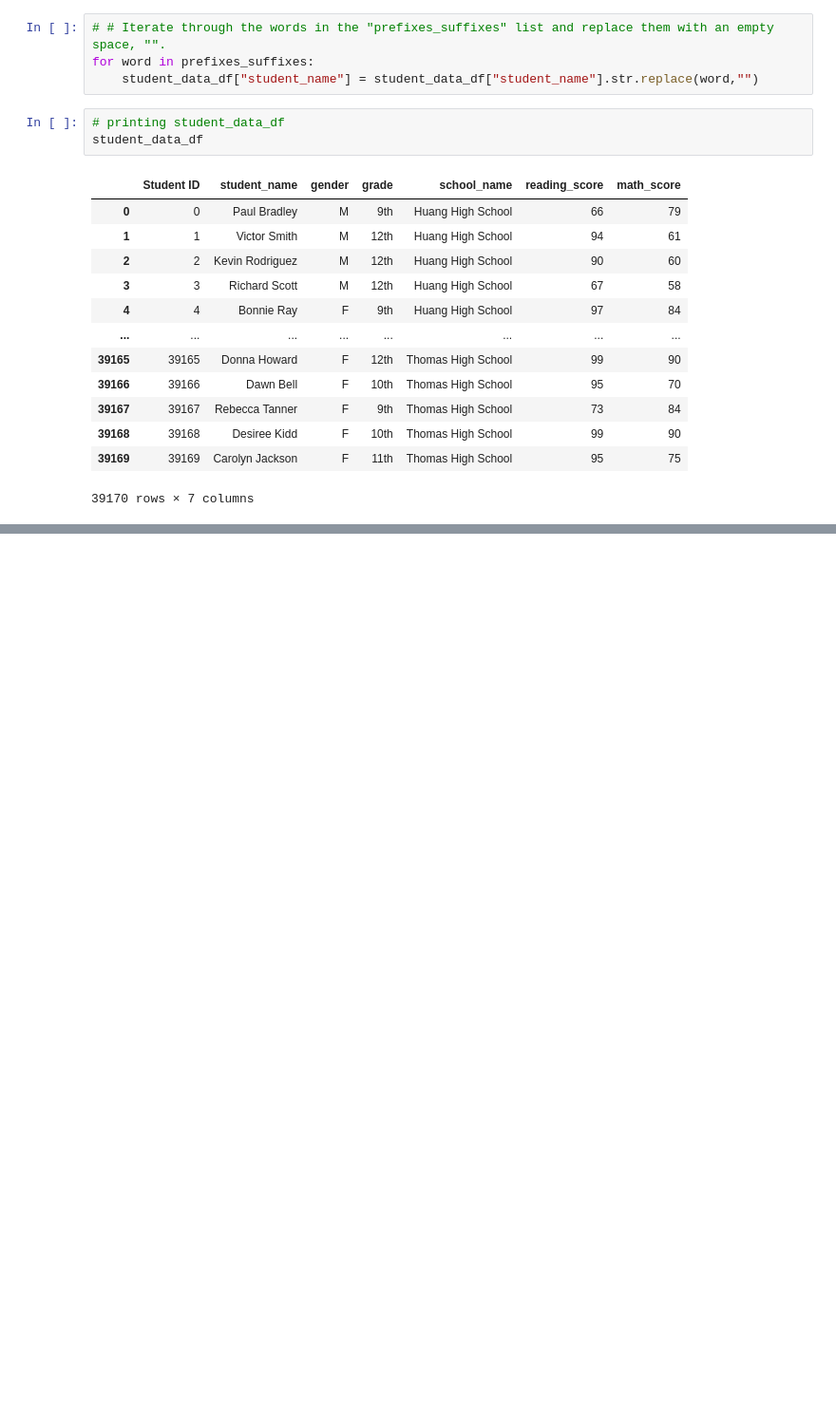
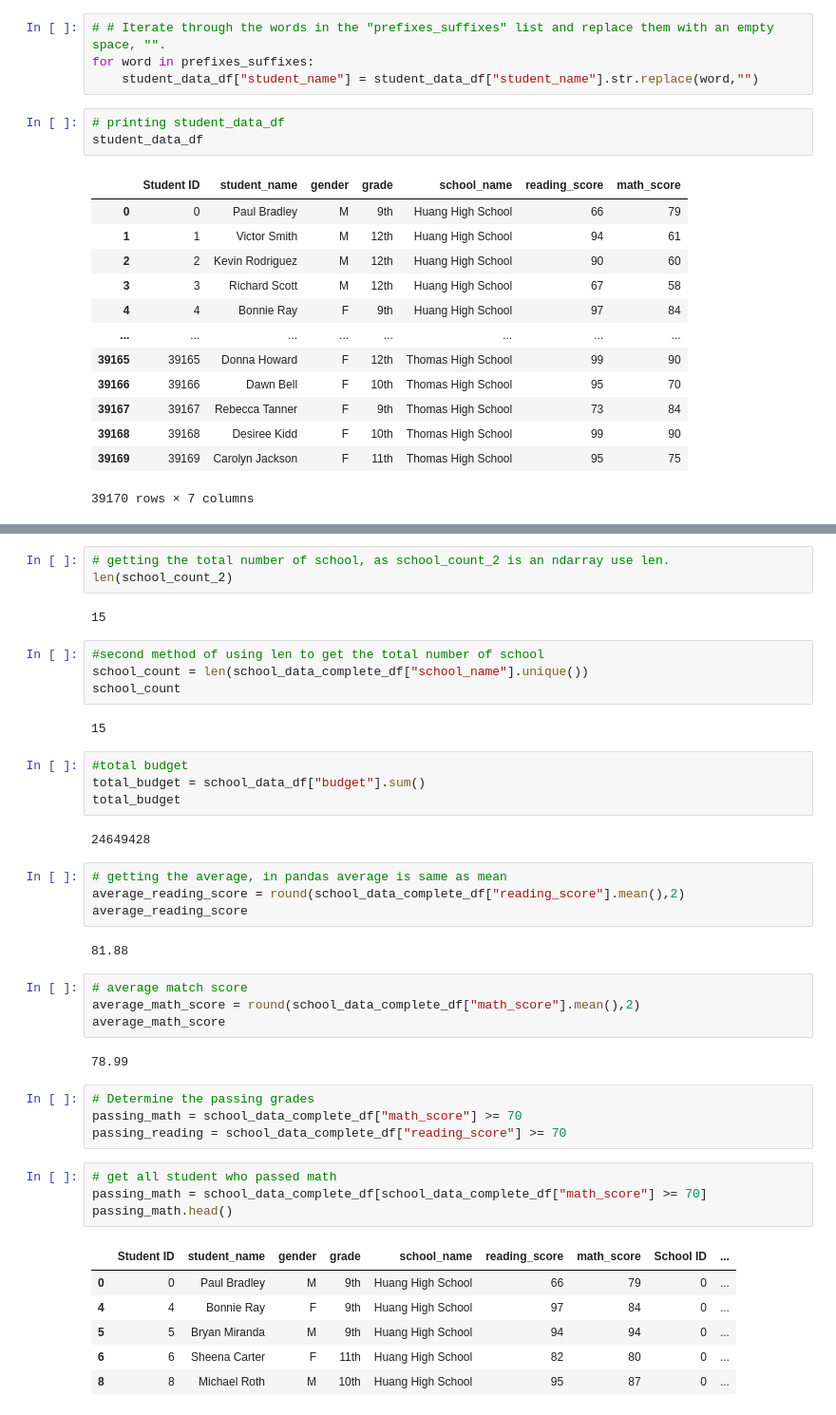
Before and after one commit to elzmanzi/School_District_Analysis, a Jupyter notebook: PyCitySchools.ipynb, the cells around one changed output, grey strips where cells are left out. Shown: that part at 95% size. Cells and saved outputs as stored; diff of their text form; blank space fills up the shorter version.

```diff
--- a/PyCitySchools.ipynb
+++ b/PyCitySchools.ipynb
@@ -200,0 +247,44 @@ student_data_df
+# %%
+# getting the total number of school, as school_count_2 is an ndarray use len.
+len(school_count_2)
+# %% [output]
+15
+# %%
+#second method of using len to get the total number of school
+school_count = len(school_data_complete_df["school_name"].unique())
+school_count
+# %% [output]
+15
+# %%
+#total budget
+total_budget = school_data_df["budget"].sum()
+total_budget
+# %% [output]
+24649428
+# %%
+# getting the average, in pandas average is same as mean
+average_reading_score = round(school_data_complete_df["reading_score"].mean(),2)
+average_reading_score
+# %% [output]
+81.88
+# %%
+# average match score
+average_math_score = round(school_data_complete_df["math_score"].mean(),2)
+average_math_score
+# %% [output]
+78.99
+# %%
+# Determine the passing grades
+passing_math = school_data_complete_df["math_score"] >= 70
+passing_reading = school_data_complete_df["reading_score"] >= 70
+# %%
+# get all student who passed math
+passing_math = school_data_complete_df[school_data_complete_df["math_score"] >= 70]
+passing_math.head()
+# %% [output]
+|  | Student ID | student_name | gender | grade | school_name | reading_score | math_score | School ID | ... |
+| 0 | 0 | Paul Bradley | M | 9th | Huang High School | 66 | 79 | 0 | ... |
+| 4 | 4 | Bonnie Ray | F | 9th | Huang High School | 97 | 84 | 0 | ... |
+| 5 | 5 | Bryan Miranda | M | 9th | Huang High School | 94 | 94 | 0 | ... |
+| 6 | 6 | Sheena Carter | F | 11th | Huang High School | 82 | 80 | 0 | ... |
+| 8 | 8 | Michael Roth | M | 10th | Huang High School | 95 | 87 | 0 | ... |
```
Also changed, not shown: parts of 21 cells of this notebook, 1 other file.
